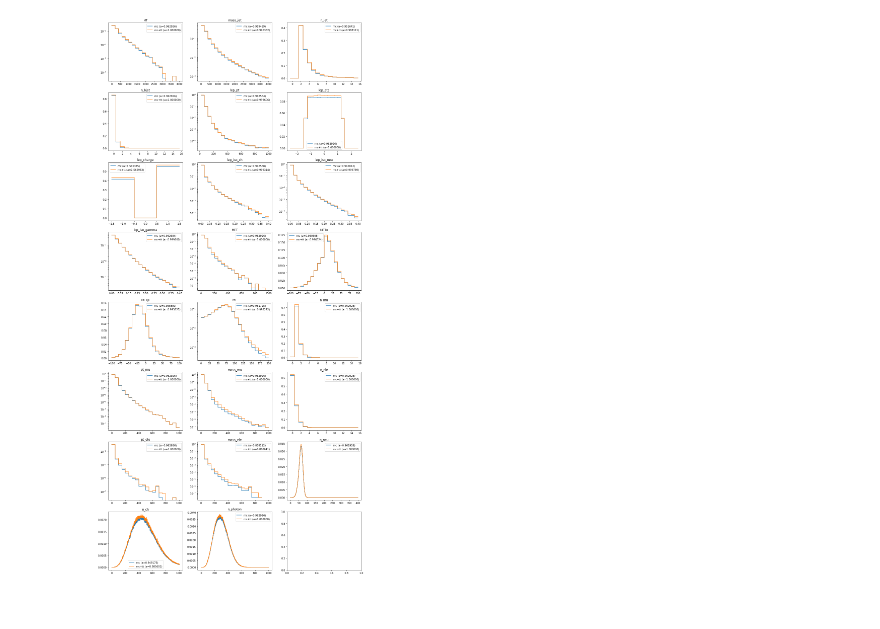
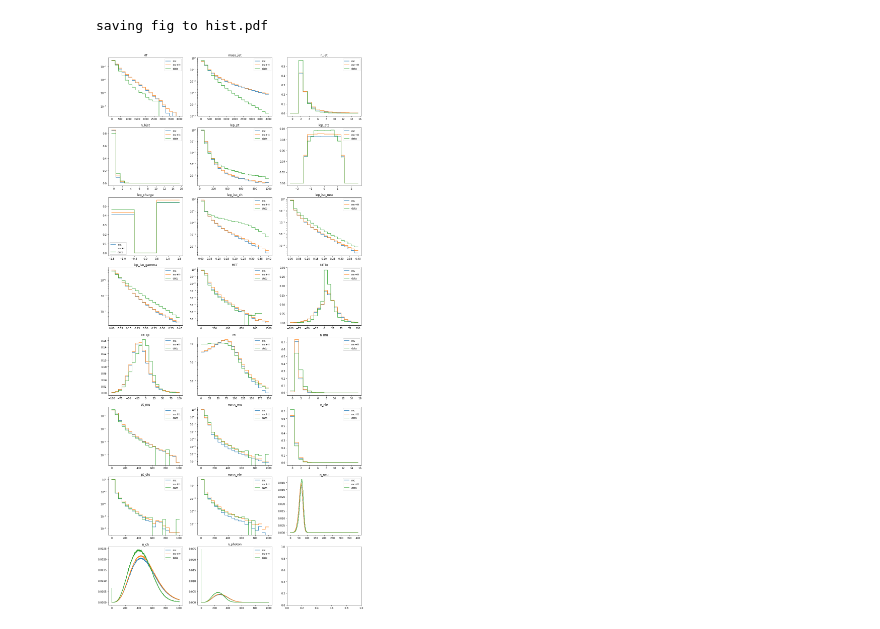
Before and after one commit to oliverkn/alad-for-lhc, a Jupyter notebook: evaluation/anomaly_hist.ipynb, the cells around one changed output. Cells and saved outputs as stored; diff of their text form; code cells hidden in the pictures.

```diff
--- a/evaluation/anomaly_hist.ipynb
+++ b/evaluation/anomaly_hist.ipynb
@@ -13,7 +13,7 @@ from data.hlf_preprocessing import load
 from evaluation.histogram_builder import *
 from evaluation.plot_utils import *
 # %%
-result_path = '/home/oliverkn/pro/alad_6021/2_l16_1'
+result_path = '/home/oliverkn/pro/alad_6021/2_l16'
 model_file = 'model-10000000'
 
 print('loading alad')
@@ -192,0 +143,11 @@ batch number 0
+# %%
+n_max = int(10e6)
+# data
+print('building data')
+file = '/home/oliverkn/pro/6021/data.hdf5'
+
+x = h5py.File(file, 'r')['data']
+data_hist, data_hist_a = build_hists_thres(x, n_max=n_max, thres=thres, preselect = preselect)
+n_events = data_hist['HT']['n']
+n_events_a =data_hist_a['HT']['n']
+print('%d / %d = %3d_ppm' % (n_events_a, n_events, (n_events_a / n_events*1e6)))
@@ -235,26 +232,14 @@ print(weights_a)
 # %%
-# add mc pdfs
+# mc
 mc_key_list = ['dy1jets','dy2jets','dy3jets','dy4jets', 'w1jets','w2jets','w3jets']
 mc_hist_list = [sets[key]['hist'] for key in mc_key_list]
 mc_hist = sum_hists(mc_hist_list, weights_pres[:-1])
-
+# mc + ttbar
 mc_ttbar_key_list = ['dy1jets','dy2jets','dy3jets','dy4jets', 'w1jets','w2jets','w3jets', 'ttbar']
 mc_ttbar_hist_list = [sets[key]['hist'] for key in mc_ttbar_key_list]
 mc_ttbar_hist = sum_hists(mc_ttbar_hist_list, weights_pres)
 
-#plot_stacked_hist(mc_hist_list, mc_key_list, weights_pres, settings_6021)
-
-# mc + ttbar
-plot_hist([mc_hist, mc_ttbar_hist], ['mc', 'mc+tt'], settings_6021)
-
-
-
-
-
-# bins = set['hist']['HT']['bin_edges']
-# content = set['hist']['HT']['pdf']
-#
-# plt.hist([bins[:-1]]*2, bins, weights=[content]*2, histtype='stepfilled', stacked=True)
-# plt.yscale('lin')
+plot_hist([mc_hist, mc_ttbar_hist, data_hist], ['mc', 'mc+tt', 'data'], settings_6021,  output_file='hist.pdf')
 # %% [output]
+saving fig to hist.pdf
-[figure, old version]
+[figure, new version]
```
Also changed, not shown: parts of 18 cells of this notebook, 7 other files.
